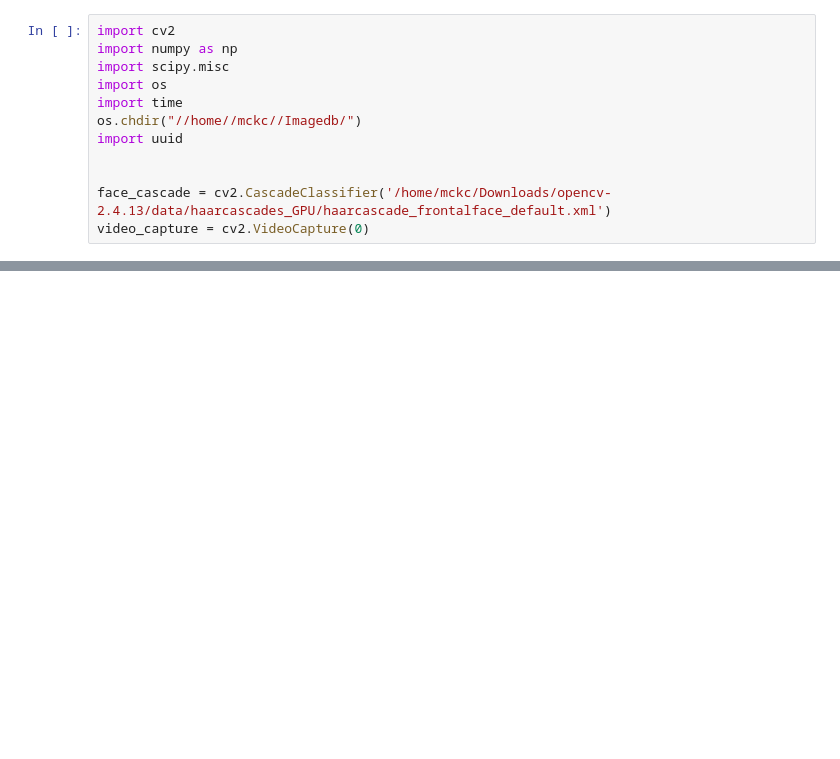
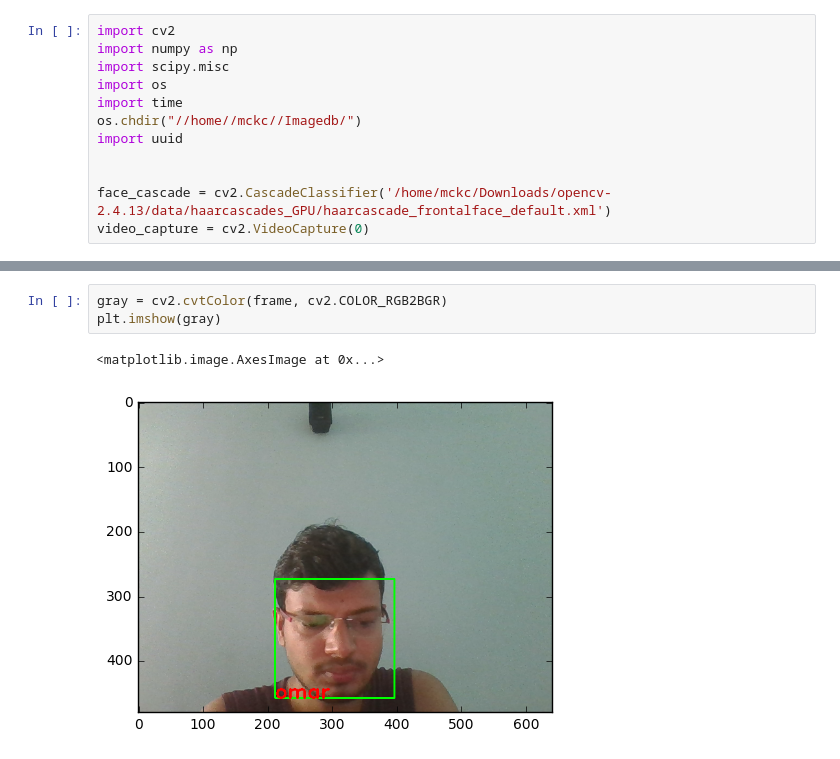
Before and after one commit to mdomarsaleem/face-recognition-raspberrypi, a Jupyter notebook: Image Db CV.ipynb, the cells around one changed output, grey strips where cells are left out. Cells and saved outputs as stored; diff of their text form; blank space fills up the shorter version.

```diff
--- a/Image Db CV.ipynb
+++ b/Image Db CV.ipynb
@@ -52,0 +58,6 @@ fac.shape
+# %%
+gray = cv2.cvtColor(frame, cv2.COLOR_RGB2BGR)
+plt.imshow(gray)
+# %% [output]
+<matplotlib.image.AxesImage at 0x...>
+[figure, added]
```
Also changed, not shown: parts of 3 cells of this notebook, 18 other files.
